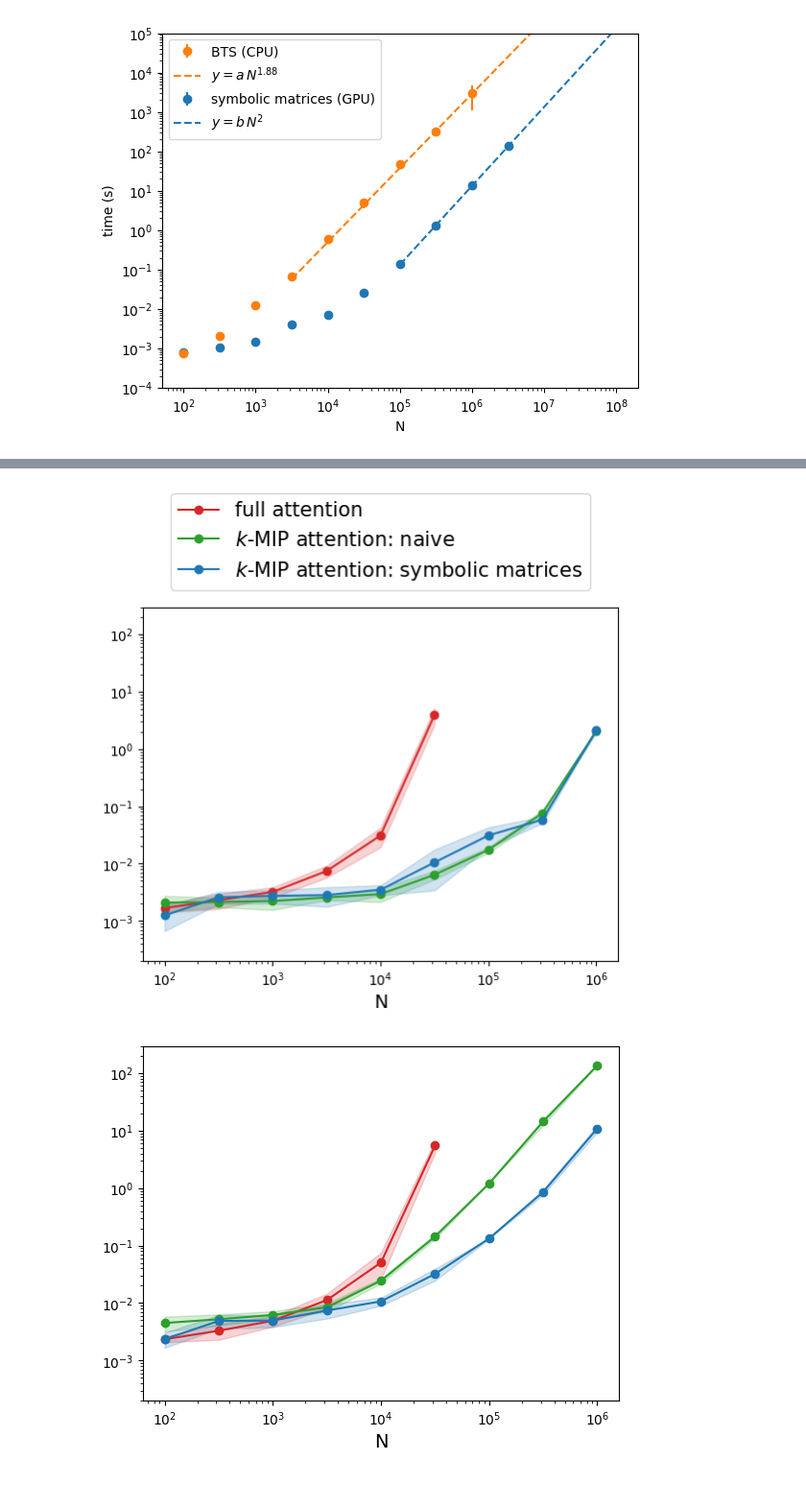
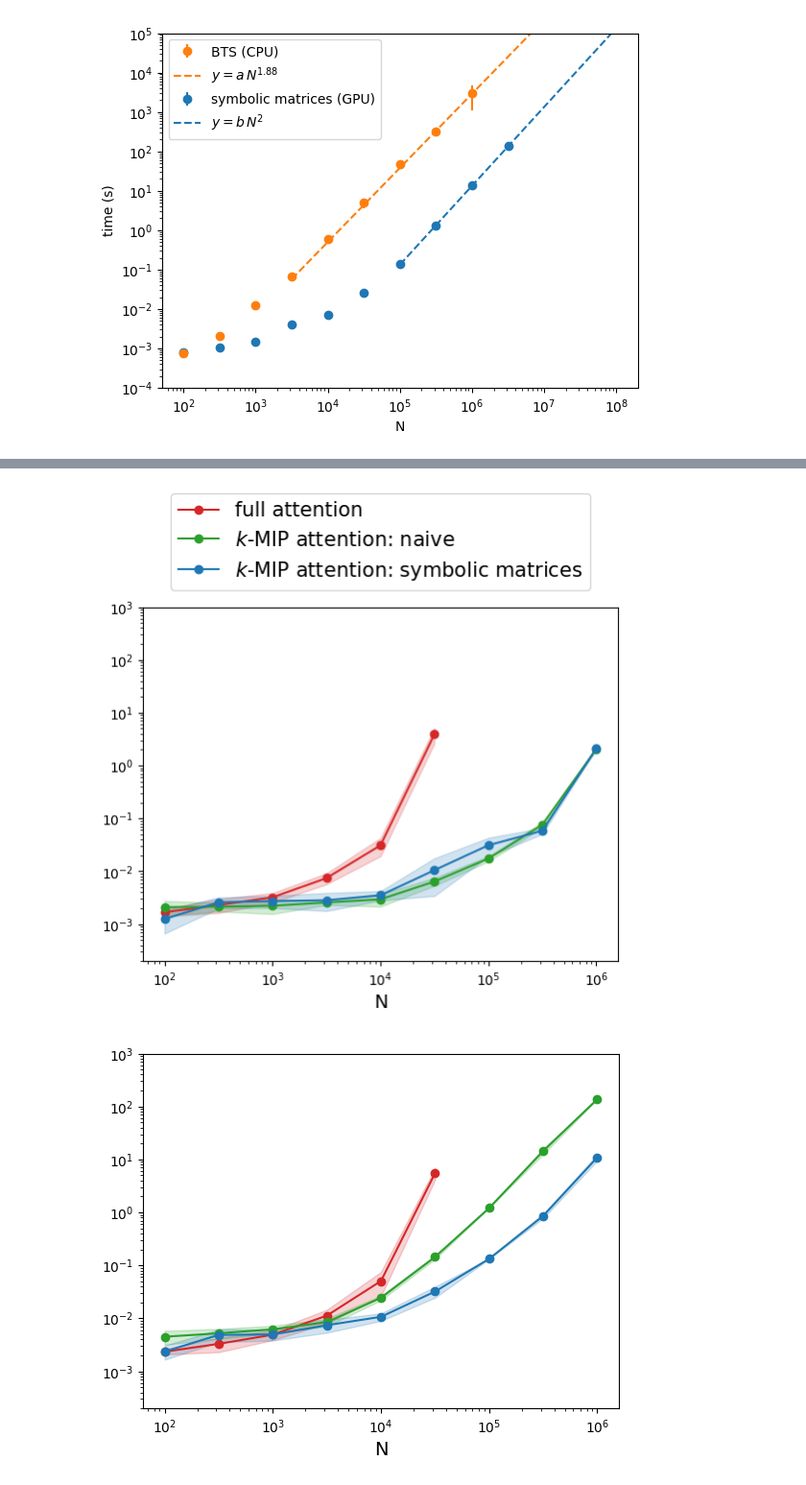
Before and after one commit to JonasDeSchouwer/EfficientSparseAttention, a Jupyter notebook: plotting.ipynb, the cells around one changed output, grey strips where cells are left out. Shown: that part at 96% size. Drawn from its saved outputs; the diff is of its cells as text; code cells hidden in the pictures.

```diff
--- a/plotting.ipynb
+++ b/plotting.ipynb
@@ -500,7 +500,7 @@ plt.fill_between(Ns[:len(sym_forward_means)], np.array(sym_forward_means) - np.a
 
 plt.xscale('log')
 plt.yscale('log')
-plt.ylim([2e-4, 3e2])
+plt.ylim(ylim)
 plt.xlabel('N', fontsize=axis_fontsize)
 plt.ylabel('time (s)', fontsize=axis_fontsize)
 # plt.legend(loc='upper left', fontsize=legend_fontsize)
@@ -526,7 +526,7 @@ plt.fill_between(Ns[:len(sym_backward_means)], np.array(sym_backward_means) - np
 
 plt.xscale('log')
 plt.yscale('log')
-plt.ylim([2e-4, 3e2])
+plt.ylim(ylim)
 plt.xlabel('N', fontsize=axis_fontsize)
 # plt.ylabel('time (s)')
 plt.legend(loc='upper center', fontsize=legend_fontsize, bbox_to_anchor=(0.5, 1.35), ncol=1)
@@ -552,7 +552,7 @@ plt.fill_between(Ns[:len(sym_total_means)], np.array(sym_total_means) - np.array
 
 plt.xscale('log')
 plt.yscale('log')
-plt.ylim([2e-4, 3e2])
+plt.ylim(ylim)
 plt.xlabel('N', fontsize=axis_fontsize)
 # plt.ylabel('time (s)')
 # plt.legend(loc='upper left', fontsize=legend_fontsize)
@@ -565,5 +565,5 @@ plt.show()
-[figure, old version]
+[figure, new version]
-[figure, old version]
+[figure, new version]
 # %%
 # COMPARING THE EFFICIENCY IN INFERENCE OF full, naive AND sym - FORWARD, BACKWARD, TOTAL
 # k=10
```
Also changed, not shown: parts of 2 cells of this notebook, 11 other files.
